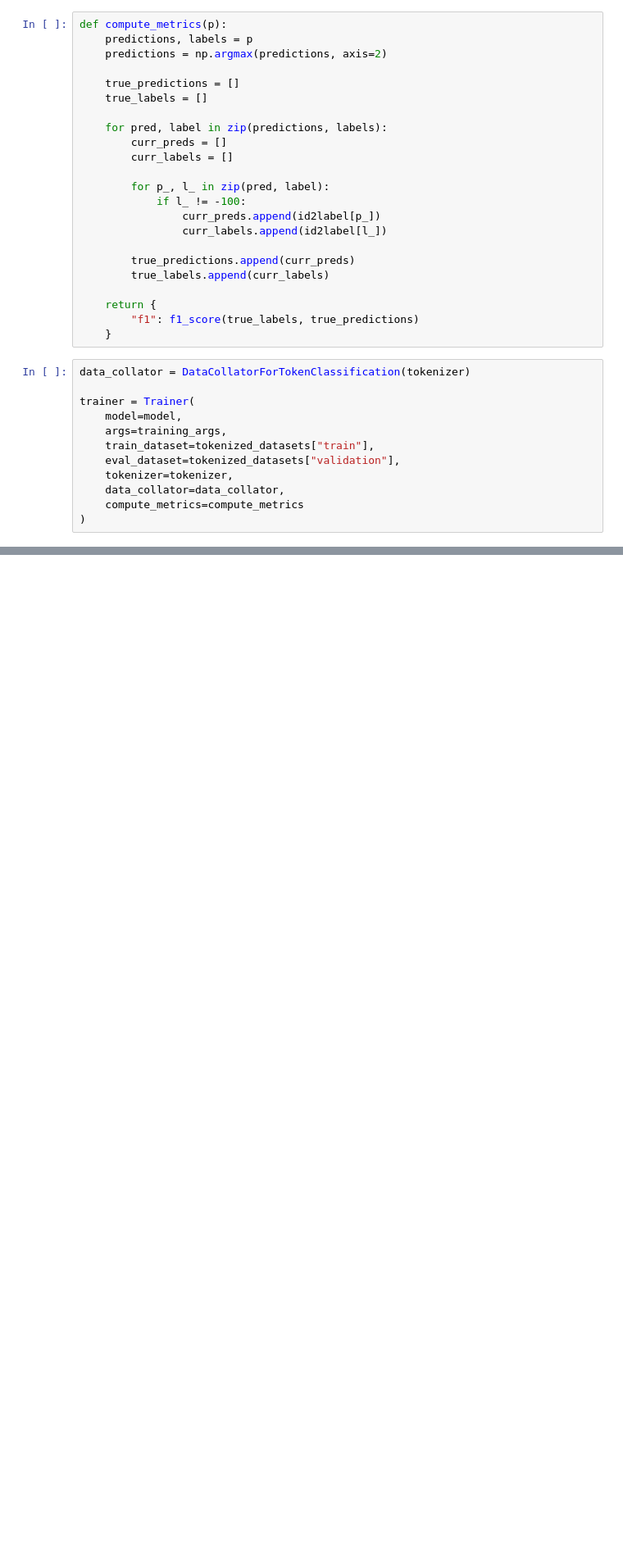
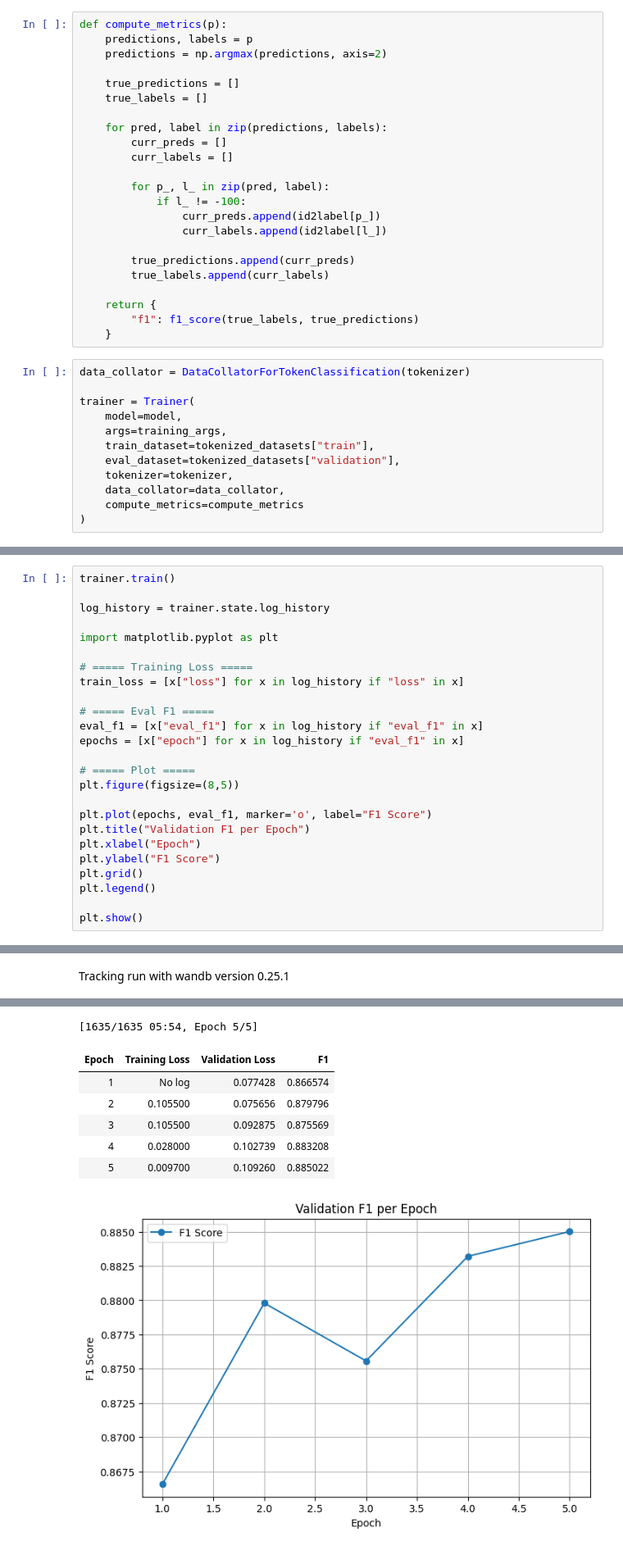
Before and after one commit to CelesteBing/NLP_Medicine_QA, a Jupyter notebook: notebooks/BioBert.ipynb, the cells around one changed output, grey strips where cells are left out. Shown at 82% size. Drawn from its saved outputs; the diff is of its cells as text; blank space fills up the shorter version.

```diff
--- a/notebooks/BioBert.ipynb
+++ b/notebooks/BioBert.ipynb
@@ -163,0 +172,26 @@ trainer = Trainer(
+# %%
+trainer.train()
+
+log_history = trainer.state.log_history
+
+import matplotlib.pyplot as plt
+
+# ===== Training Loss =====
+train_loss = [x["loss"] for x in log_history if "loss" in x]
+
+# ===== Eval F1 =====
+eval_f1 = [x["eval_f1"] for x in log_history if "eval_f1" in x]
+epochs = [x["epoch"] for x in log_history if "eval_f1" in x]
+
+# ===== Plot =====
+plt.figure(figsize=(8,5))
+
+plt.plot(epochs, eval_f1, marker='o', label="F1 Score")
+plt.title("Validation F1 per Epoch")
+plt.xlabel("Epoch")
+plt.ylabel("F1 Score")
+plt.grid()
+plt.legend()
+
+plt.show()
+# %% [output]
@@ -163,0 +207 @@ trainer = Trainer(
+Tracking run with wandb version 0.25.1
@@ -164 +210,9 @@ trainer = Trainer(
+[1635/1635 05:54, Epoch 5/5]
+| Epoch | Training Loss | Validation Loss | F1 |
+| 1 | No log | 0.077428 | 0.866574 |
+| 2 | 0.105500 | 0.075656 | 0.879796 |
+| 3 | 0.105500 | 0.092875 | 0.875569 |
+| 4 | 0.028000 | 0.102739 | 0.883208 |
+| 5 | 0.009700 | 0.109260 | 0.885022 |
+[figure, added]
 # %%
```
Also changed, not shown: parts of 12 cells of this notebook.
